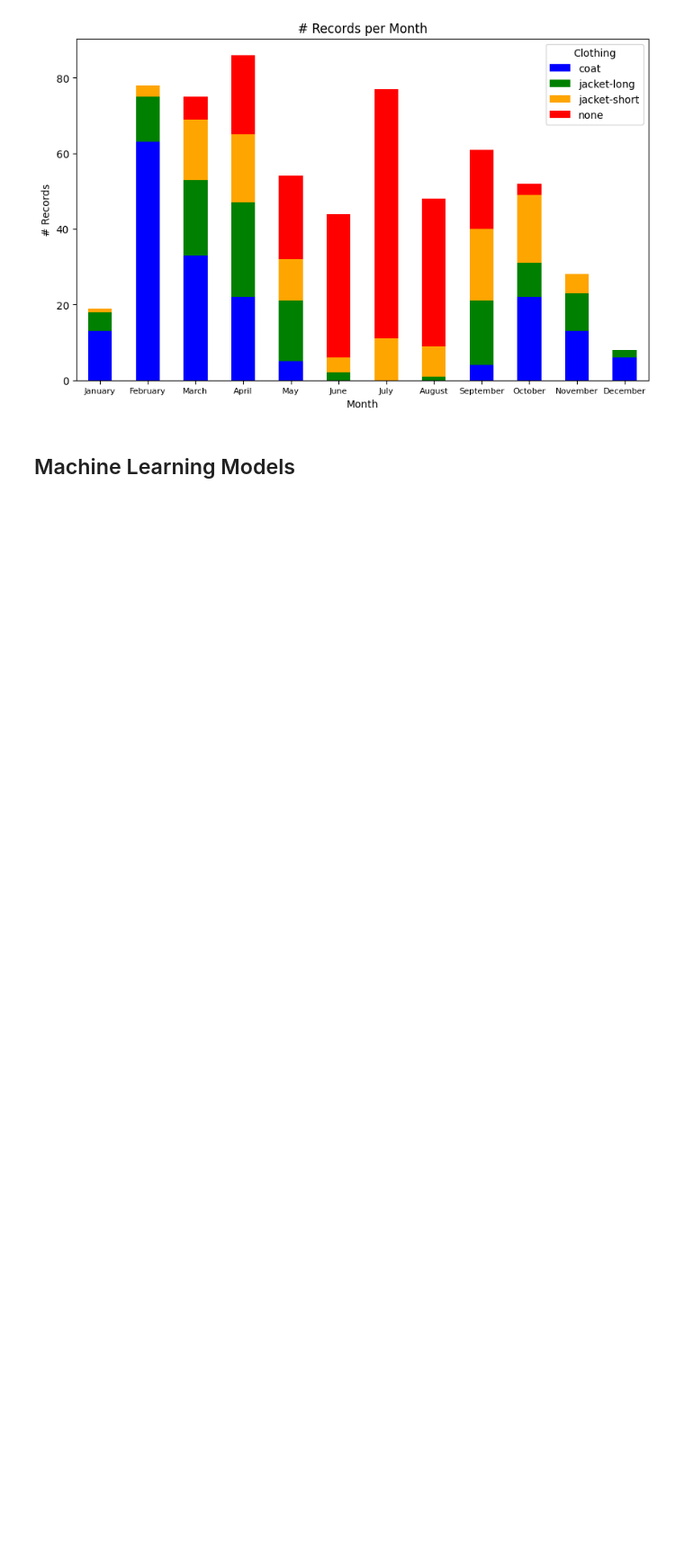
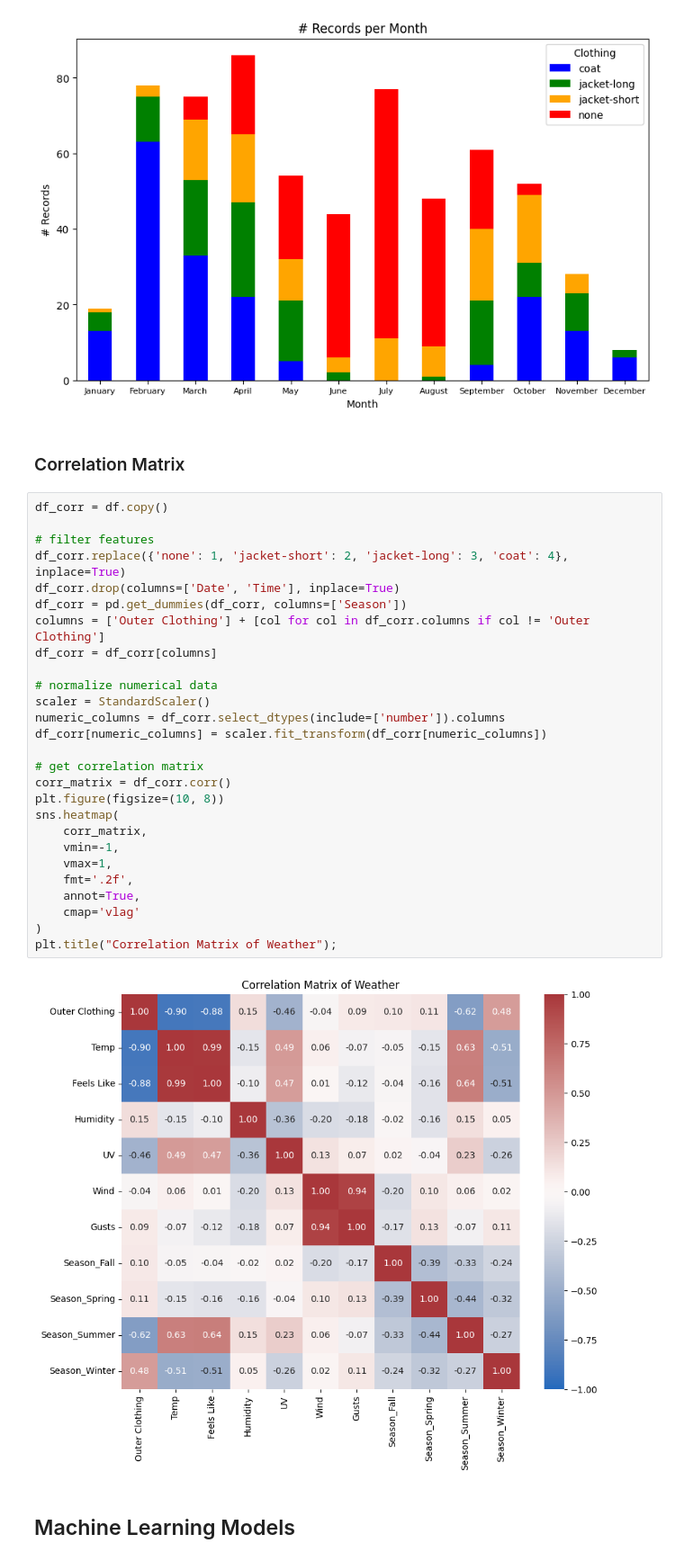
Before and after one commit to tikkikkit21/WeatherML, a Jupyter notebook: research.ipynb, the cells around one changed output. Shown at 90% size. Drawn from its saved outputs; the diff is of its cells as text; blank space fills up the shorter version.

Commit message:
Create correlation matrix

```diff
--- a/research.ipynb
+++ b/research.ipynb
@@ -149,5 +151,36 @@ plt.xticks(rotation=0, size=8)
 plt.legend(title='Clothing');
 # %% [output]
 [figure]
+# %% [markdown]
+### Correlation Matrix
+# %%
+df_corr = df.copy()
+
+# filter features
+df_corr.replace({'none': 1, 'jacket-short': 2, 'jacket-long': 3, 'coat': 4}, inplace=True)
+df_corr.drop(columns=['Date', 'Time'], inplace=True)
+df_corr = pd.get_dummies(df_corr, columns=['Season'])
+columns = ['Outer Clothing'] + [col for col in df_corr.columns if col != 'Outer Clothing']
+df_corr = df_corr[columns]
+
+# normalize numerical data
+scaler = StandardScaler()
+numeric_columns = df_corr.select_dtypes(include=['number']).columns
+df_corr[numeric_columns] = scaler.fit_transform(df_corr[numeric_columns])
+
+# get correlation matrix
+corr_matrix = df_corr.corr()
+plt.figure(figsize=(10, 8))
+sns.heatmap(
+    corr_matrix,
+    vmin=-1,
+    vmax=1,
+    fmt='.2f',
+    annot=True,
+    cmap='vlag'
+)
+plt.title("Correlation Matrix of Weather");
+# %% [output]
+[figure, added]
 # %% [markdown]
 ## Machine Learning Models
```
Also changed, not shown: parts of 1 cell of this notebook.
